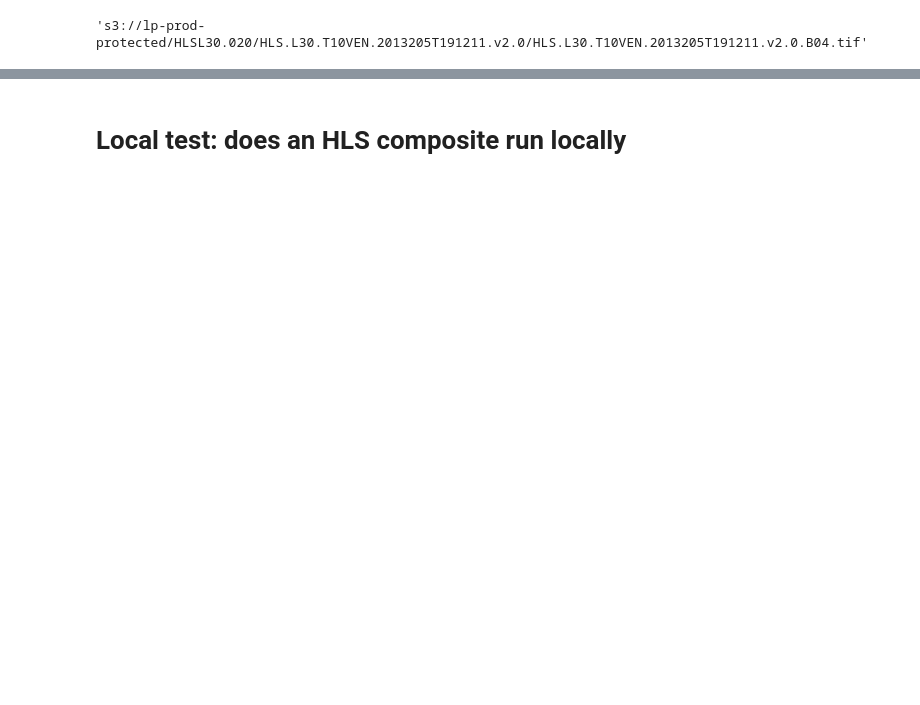
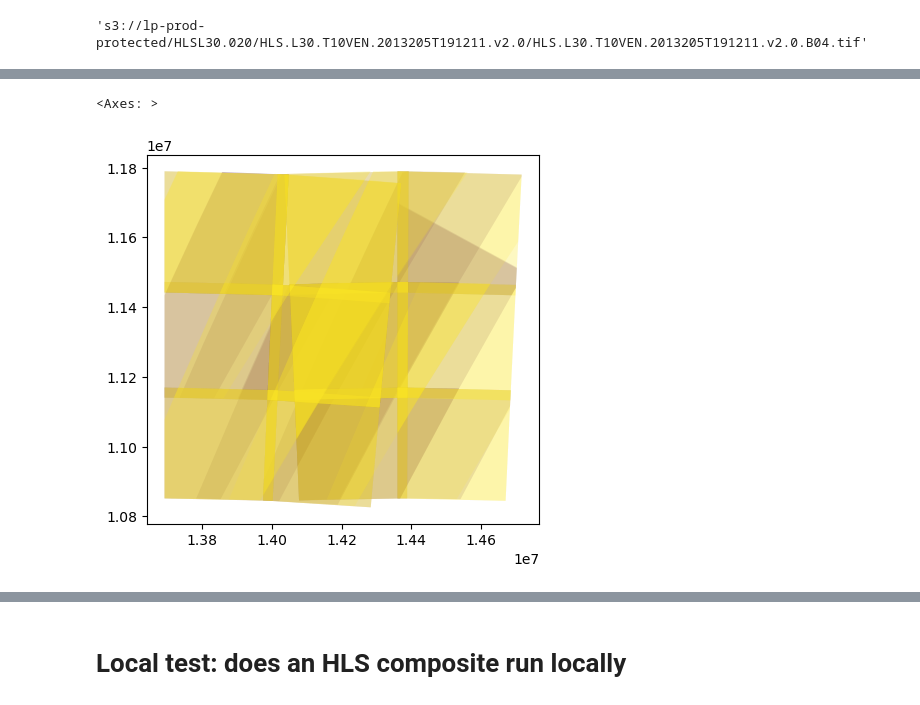
Before and after one commit to pahbs/maap_tools, a Jupyter notebook: notebooks/search_api_example.ipynb, the cells around one changed output, grey strips where cells are left out. Cells and saved outputs as stored; diff of their text form; code cells hidden in the pictures; blank space fills up the shorter version.

```diff
--- a/notebooks/search_api_example.ipynb
+++ b/notebooks/search_api_example.ipynb
@@ -316,0 +339,9 @@ file_s3
+# %%
+results = fetch_HLS.query_stac(2024,
+                     #[178.3104249050895, 63.20910529144648, 179.99999, 64.01360592554103], # tile 3916
+                [125.65378735345928, 70.23761759131604, 129.10749149273934, 71.38291000560454],
+                50,
+               #landsat_api_url,
+               hls_api_url,
+               '07-01', '8-31',
+                MS_product='H30', MAX_N_RESULTS=252)
@@ -316,0 +410,21 @@ file_s3
+# %%
+from copy import deepcopy
+
+import geopandas as gpd
+import pandas as pd
+from shapely.geometry import shape
+
+
+# convert a list of STAC Items into a GeoDataFrame
+def items_to_geodataframe(items):
+    _items = []
+    for i in items['features']:
+        _i = deepcopy(i)
+        _i["geometry"] = shape(_i["geometry"])
+        _items.append(_i)
+    gdf = gpd.GeoDataFrame(pd.json_normalize(_items))
+    for field in ["properties.datetime", "properties.created", "properties.updated"]:
+        if field in gdf:
+            gdf[field] = pd.to_datetime(gdf[field])
+    gdf.set_index("properties.datetime", inplace=True)
+    return gdf
@@ -316,0 +438,4 @@ file_s3
+# %%
+# convert found items to a GeoDataFrame
+results_gdf = items_to_geodataframe(results)
+results_gdf.info() #[[col for col in results_gdf.columns if 'SZA' in col]]
@@ -316,0 +481,5 @@ file_s3
+# %%
+results_gdf.set_crs(4326).to_crs(3857).plot(column='collection', cmap='viridis', alpha=0.15)
+# %% [output]
+<Axes: >
+[figure, added]
```
Also changed, not shown: parts of 21 cells of this notebook, 43 other files.
